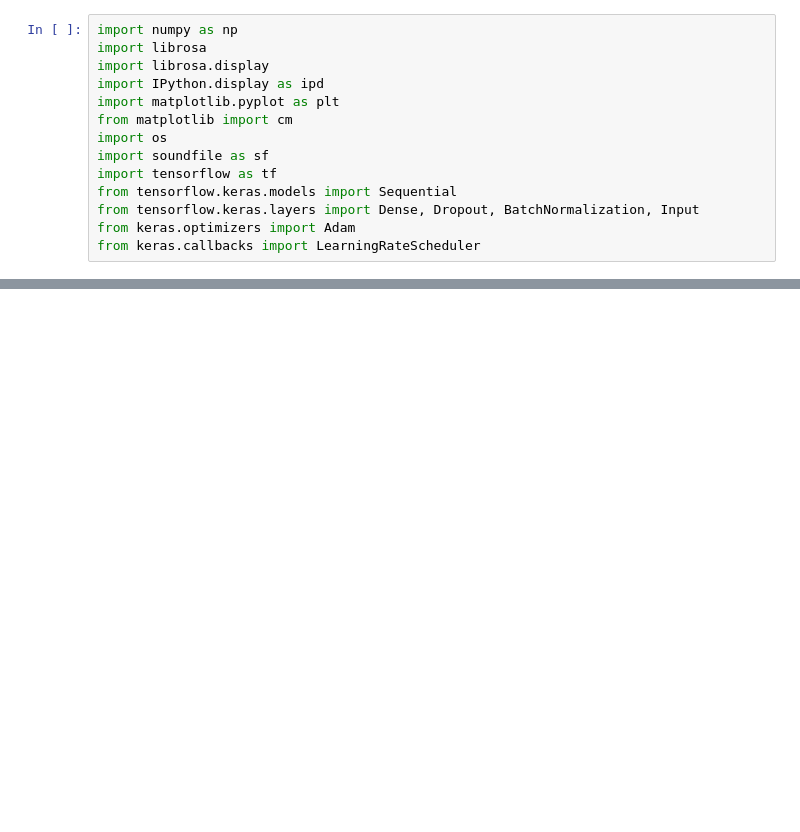
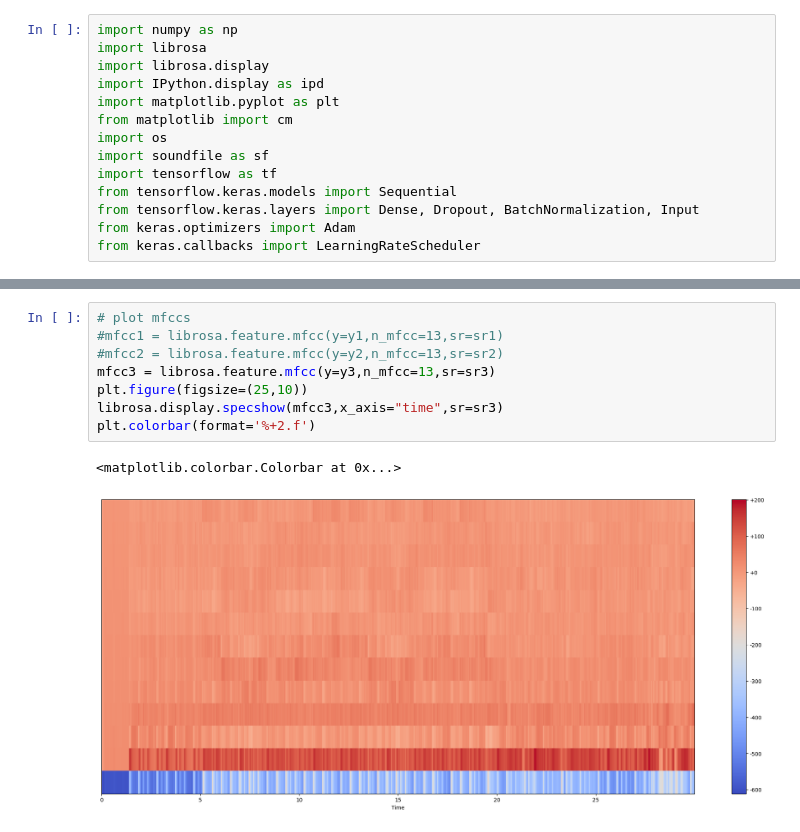
Before and after one commit to shehryar49/song-predictor, a Jupyter notebook: main.ipynb, the cells around one changed output, grey strips where cells are left out. Drawn from its saved outputs; the diff is of its cells as text; blank space fills up the shorter version.

```diff
--- a/main.ipynb
+++ b/main.ipynb
@@ -54,0 +64,11 @@ plt.colorbar(format='%+2.f')
+# %%
+# plot mfccs
+#mfcc1 = librosa.feature.mfcc(y=y1,n_mfcc=13,sr=sr1)
+#mfcc2 = librosa.feature.mfcc(y=y2,n_mfcc=13,sr=sr2)
+mfcc3 = librosa.feature.mfcc(y=y3,n_mfcc=13,sr=sr3)
+plt.figure(figsize=(25,10))
+librosa.display.specshow(mfcc3,x_axis="time",sr=sr3)
+plt.colorbar(format='%+2.f')
+# %% [output]
+<matplotlib.colorbar.Colorbar at 0x...>
+[figure, added]
```
Also changed, not shown: parts of 18 cells of this notebook.
